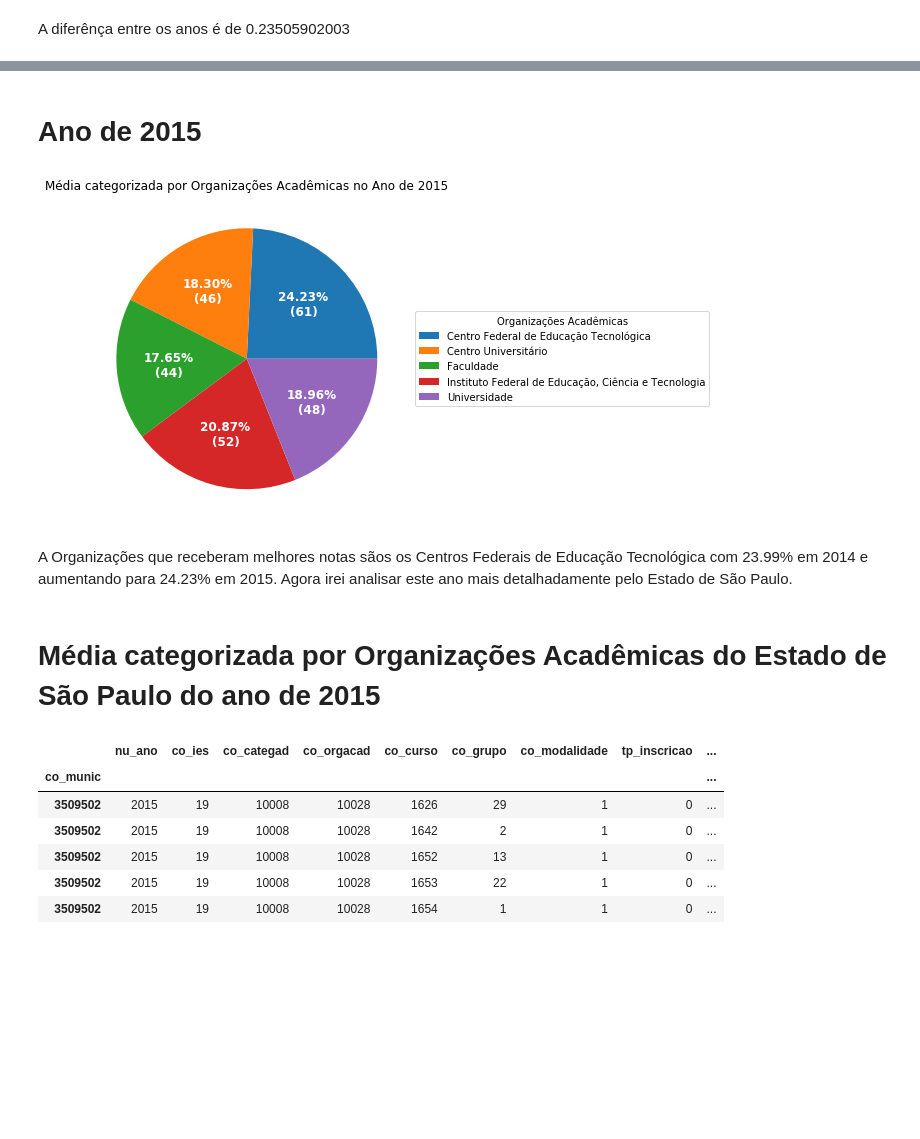
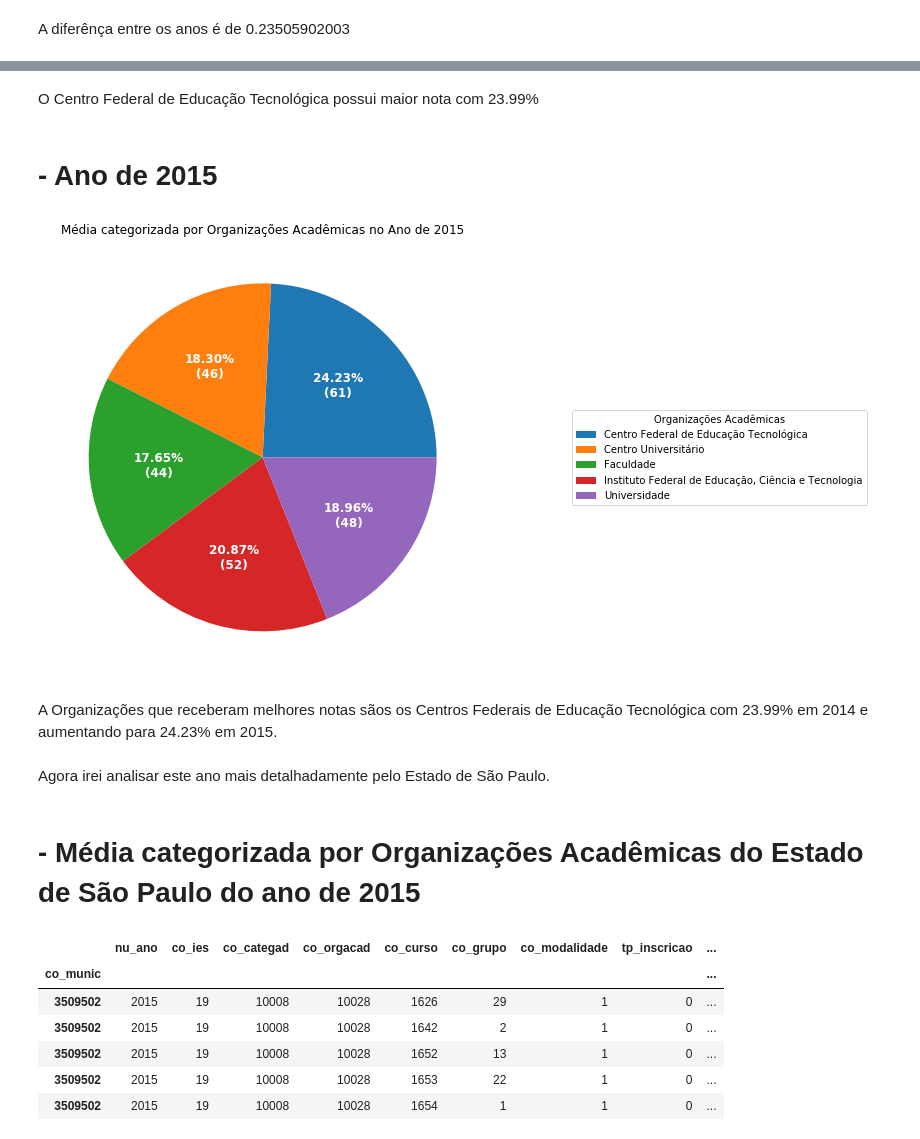
Before and after one commit to edsonbrendon/DataScienceIDD, a Jupyter notebook: Projeto DataScience IDD/DataScienceIDD/DataScience.ipynb, the cells around one changed output, grey strips where cells are left out. Saved outputs shown, nothing was run; the diff lists cells and outputs as text; code cells hidden in the pictures; blank space fills up the shorter version.

```diff
--- a/Projeto DataScience IDD/DataScienceIDD/DataScience.ipynb
+++ b/Projeto DataScience IDD/DataScienceIDD/DataScience.ipynb
@@ -109,6 +114,6 @@ media2815 = df15[df15['co_orgacad'] == 10028].mean().nt_ger
 # %%
 # Criando gráfico de 2014
-fig, ax = plt.subplots(figsize=(6,6), subplot_kw=dict(aspect='equal'))
+fig, ax = plt.subplots(figsize=(8,8), subplot_kw=dict(aspect='equal'))
 
 org = ['Centro Federal de Educação Tecnológica',
         'Centro Universitário',
@@ -118,13 +123,19 @@ org = ['Centro Federal de Educação Tecnológica',
        ]
 quant = [media1914, media2014, media2214, media2614, media2814]
 
+def func(pct, allvals):
+    # calc %
+    absolute = int(round(pct/100.*np.sum(allvals)))
+    return "{:.2f}%\n({:d})".format(pct, absolute)
+
 wedges, texts, autotexts = ax.pie(quant, autopct=lambda pct: func(pct, quant),
                                   textprops=dict(color="w"))
+
 
 ax.legend(wedges, org,
           title="Organizações Acadêmicas",
           loc="center left",
-          bbox_to_anchor=(1, 0, 0.5, 1))
+          bbox_to_anchor=(1.2, 0, 0.5, 1))
 
 plt.setp(autotexts, size=12, weight="bold")
 
@@ -136,36 +147,45 @@ plt.show()
+# %% [markdown]
+O Centro Federal de Educação Tecnológica possui maior nota com 23.99%
 # %% [markdown]
-# Ano de 2015
+# - Ano de 2015
 # %%
 # Criando gráfico de 2015
-fig, ax = plt.subplots(figsize=(6,6), subplot_kw=dict(aspect='equal'))
+fig, ax = plt.subplots(figsize=(8,8), subplot_kw=dict(aspect='equal'))
 
 org = ['Centro Federal de Educação Tecnológica',
         'Centro Universitário',
         'Faculdade',
         'Instituto Federal de Educação, Ciência e Tecnologia',
         'Universidade'
        ]
 quant = [media1915, media2015, media2215, media2615, media2815]
 
+def func(pct, allvals):
+    # calc %
+    absolute = int(round(pct/100.*np.sum(allvals)))
+    return "{:.2f}%\n({:d})".format(pct, absolute)
+
 wedges, texts, autotexts = ax.pie(quant, autopct=lambda pct: func(pct, quant),
                                   textprops=dict(color="w"))
 
 ax.legend(wedges, org,
           title="Organizações Acadêmicas",
           loc="center left",
-          bbox_to_anchor=(1, 0, 0.5, 1))
+          bbox_to_anchor=(1.2, 0, 0.5, 1))
 
 plt.setp(autotexts, size=12, weight="bold")
 
 ax.set_title("Média categorizada por Organizações Acadêmicas no Ano de 2015")
 
 plt.show()
 # %% [output]
-[figure, old version]
+[figure, new version]
 # %% [markdown]
-A Organizações que receberam melhores notas sãos os Centros Federais de Educação Tecnológica com 23.99% em 2014 e aumentando para 24.23% em 2015. Agora irei analisar este ano mais detalhadamente pelo Estado de São Paulo.
+A Organizações que receberam melhores notas sãos os Centros Federais de Educação Tecnológica com 23.99% em 2014 e aumentando para 24.23% em 2015.
+# %% [markdown]
+ Agora irei analisar este ano mais detalhadamente pelo Estado de São Paulo.
 # %% [markdown]
-# Média categorizada por Organizações Acadêmicas do Estado de São Paulo do ano de 2015
+# - Média categorizada por Organizações Acadêmicas do Estado de São Paulo do ano de 2015
 # %%
 #35 - Dados apenas do Estado de São Paulo do Ano de 2015
 sp = df15.set_index('co_munic').filter(like='35', axis=0)
```
Also changed, not shown: parts of 14 cells of this notebook.
